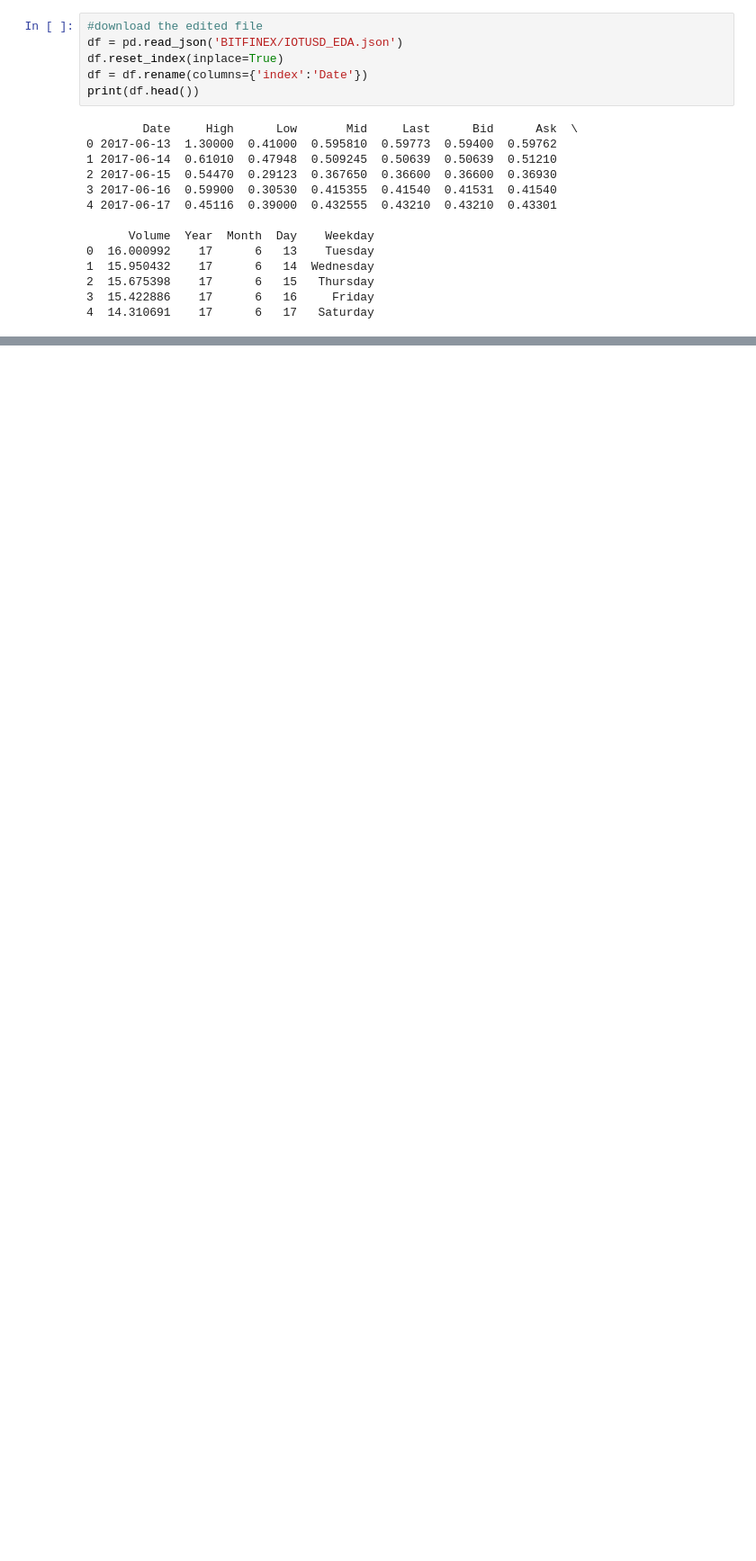
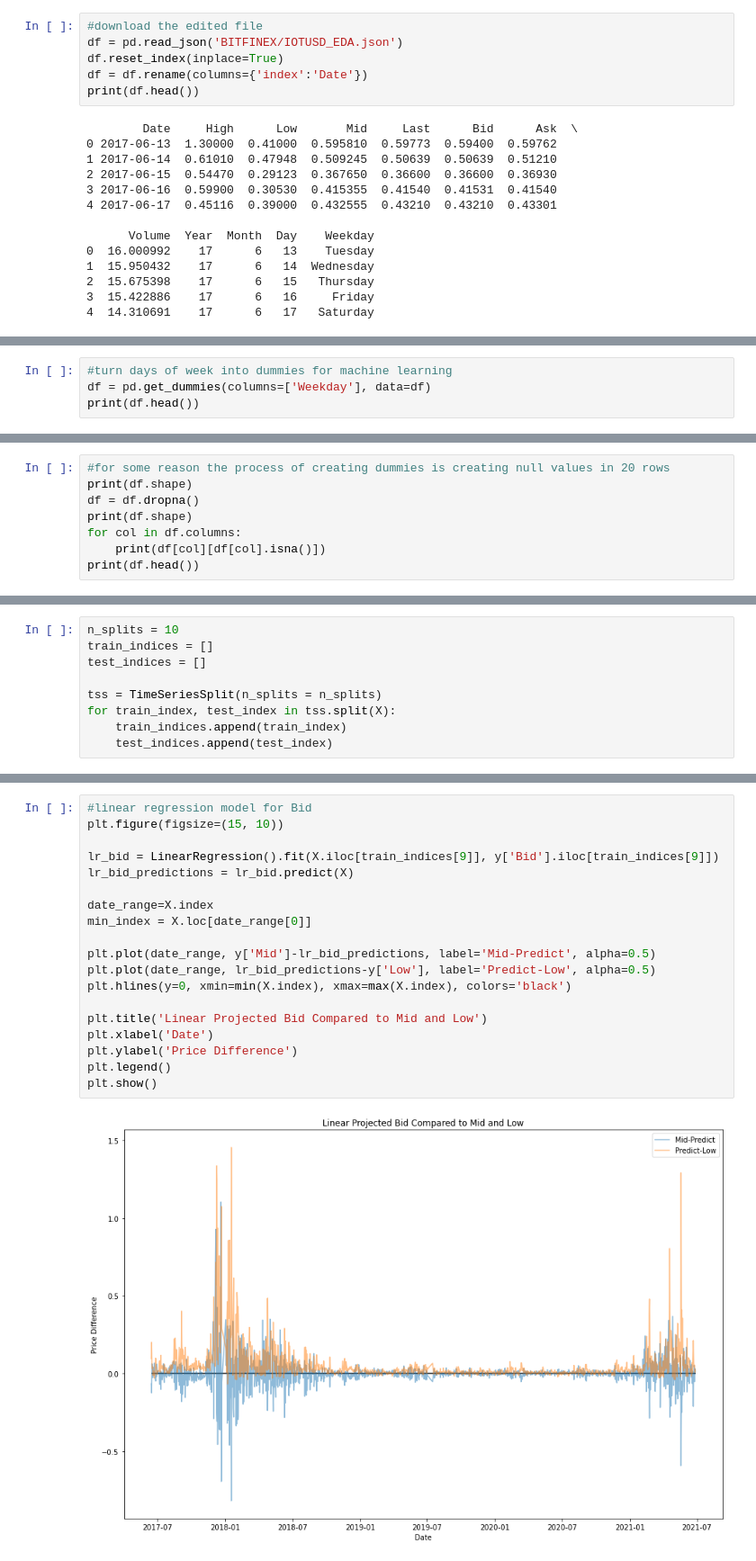
Before and after one commit to ryanlybbert/Capstone3, a Jupyter notebook: Capstone3_Preprocessing_and_Modeling.ipynb, the cells around one changed output, grey strips where cells are left out. Shown: that part at 90% size. Saved outputs shown, nothing was run; the diff lists cells and outputs as text; blank space fills up the shorter version.

```diff
--- a/Capstone3_Preprocessing_and_Modeling.ipynb
+++ b/Capstone3_Preprocessing_and_Modeling.ipynb
@@ -36,0 +84,4 @@ Goals for preprocessing:
+# %%
+#turn days of week into dummies for machine learning
+df = pd.get_dummies(columns=['Weekday'], data=df)
+print(df.head())
@@ -36,0 +106,8 @@ Goals for preprocessing:
+# %%
+#for some reason the process of creating dummies is creating null values in 20 rows
+print(df.shape)
+df = df.dropna()
+print(df.shape)
+for col in df.columns:
+    print(df[col][df[col].isna()])
+print(df.head())
@@ -82 +135,10 @@ def cross_validation(model, X, y, n, score_func):
+# %%
+n_splits = 10
+train_indices = []
+test_indices = []
+
+tss = TimeSeriesSplit(n_splits = n_splits)
+for train_index, test_index in tss.split(X):
+    train_indices.append(train_index)
+    test_indices.append(test_index)
 # %%
@@ -100,0 +202,21 @@ for i in tqdm(max_iterations):
+# %%
+#linear regression model for Bid
+plt.figure(figsize=(15, 10))
+
+lr_bid = LinearRegression().fit(X.iloc[train_indices[9]], y['Bid'].iloc[train_indices[9]])
+lr_bid_predictions = lr_bid.predict(X)
+
+date_range=X.index
+min_index = X.loc[date_range[0]]
+
+plt.plot(date_range, y['Mid']-lr_bid_predictions, label='Mid-Predict', alpha=0.5)
+plt.plot(date_range, lr_bid_predictions-y['Low'], label='Predict-Low', alpha=0.5)
+plt.hlines(y=0, xmin=min(X.index), xmax=max(X.index), colors='black')
+
+plt.title('Linear Projected Bid Compared to Mid and Low')
+plt.xlabel('Date')
+plt.ylabel('Price Difference')
+plt.legend()
+plt.show()
+# %% [output]
+[figure, added]
```
Also changed, not shown: parts of 29 cells of this notebook, 1 other file.
